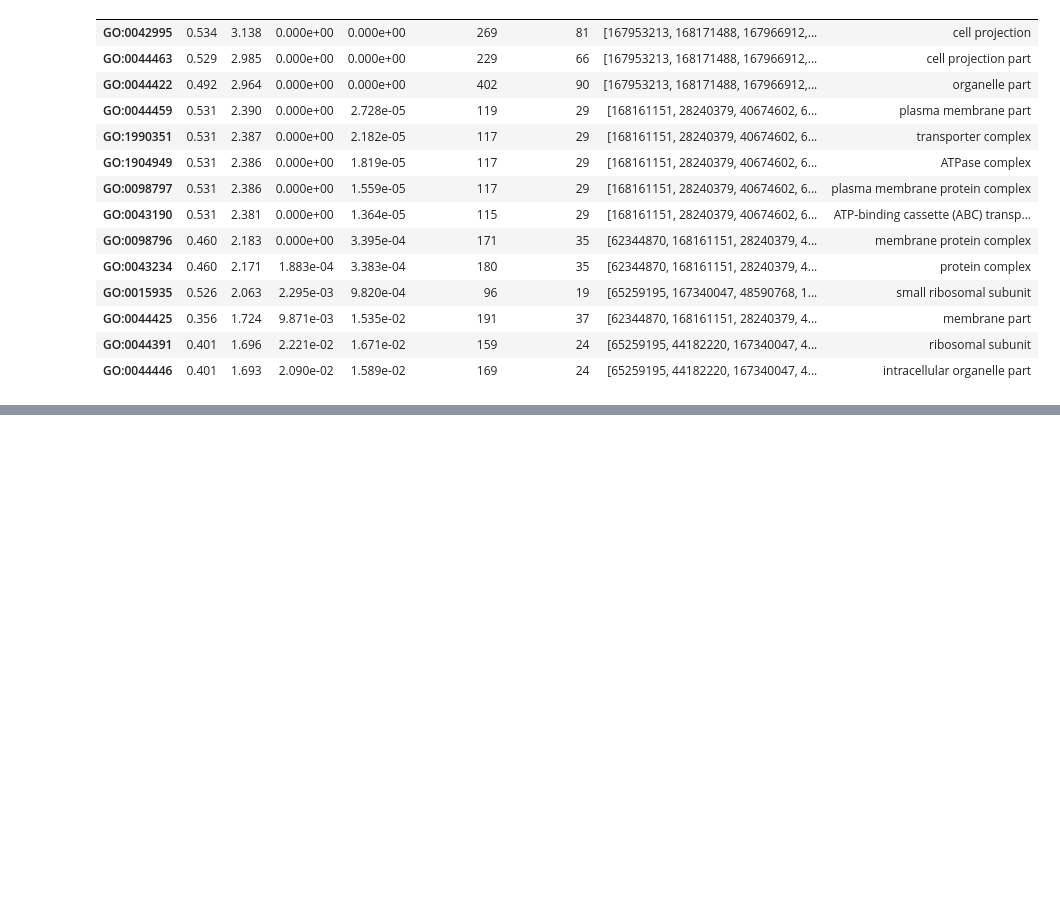
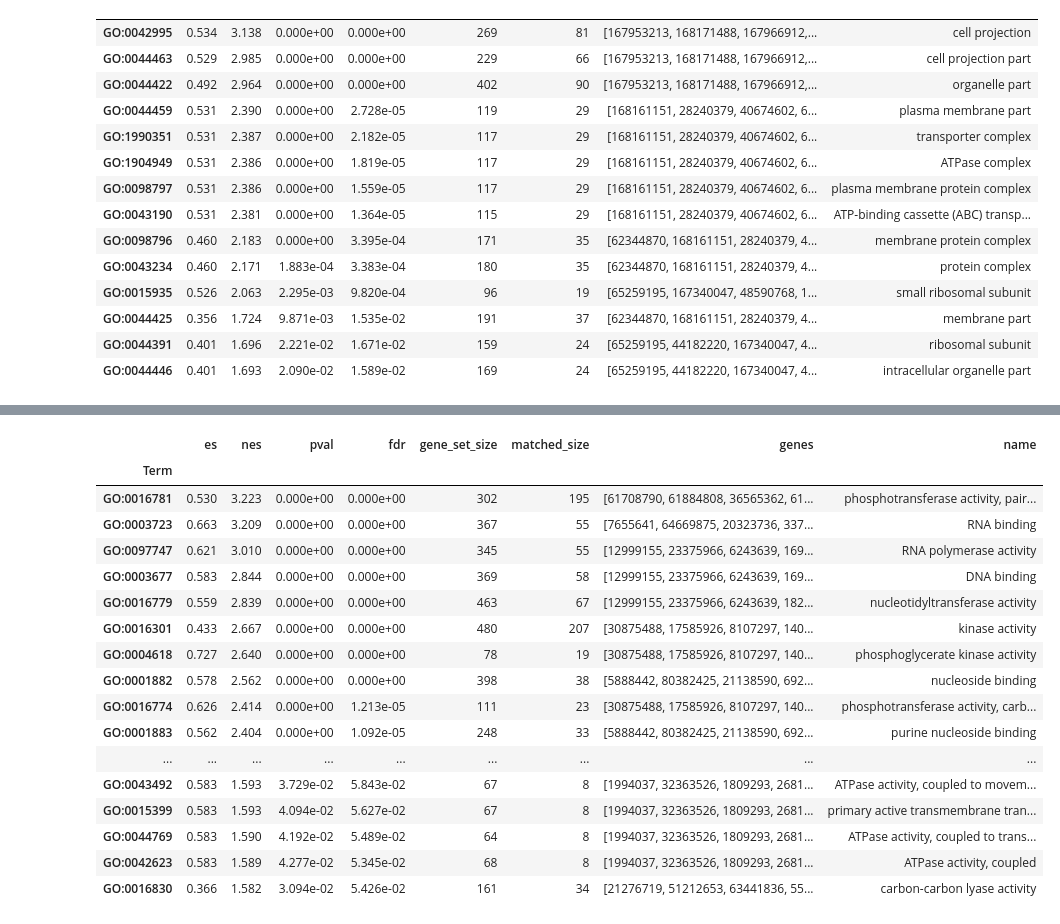
Before and after one commit to fagan2888/CM7_CM1E2d56col_unenr123_rawextract_2017, a Jupyter notebook: scripts/gseapy.ipynb, the cells around one changed output, grey strips where cells are left out. Cells and saved outputs as stored; diff of their text form; code cells hidden in the pictures; blank space fills up the shorter version.

```diff
--- a/scripts/gseapy.ipynb
+++ b/scripts/gseapy.ipynb
@@ -508,0 +733,18 @@ cc_wt
+# %%
+out_dir = "RT_Rag_gsea"
+df = pd.read_csv(os.path.join(BASE,"RT_Rag_deseq_results.csv"))
+df = df[(df.padj.abs()<=0.2)]
+df = df[~df.human_mouse]
+df['log2FoldChange'] = -1 * df['log2FoldChange']
+rank_df = df[['Unnamed: 0', 'log2FoldChange']].rename(columns={'Unnamed: 0': 'gene_name', 'log2FoldChange': 'rank'})
+rank_df = rank_df.sort_values('rank').reset_index(drop=True)
+# %%
+mf_res = run_go_gsea(rank_df, mf_map_f, seed=1111, outdir=out_dir)
+bp_res = run_go_gsea(rank_df, bp_map_f, seed=1111, outdir=out_dir)
+cc_res = run_go_gsea(rank_df, cc_map_f, seed=1111, outdir=out_dir)
+mf_rt = mf_res.query('nes > 0 and pval < 0.05').sort_values('nes', ascending=False)
+mf_rag = mf_res.query('nes < 0 and pval < 0.05').sort_values('nes', ascending=True)
+bp_rt = bp_res.query('nes > 0 and pval < 0.05').sort_values('nes', ascending=False)
+bp_rag = bp_res.query('nes < 0 and pval < 0.05').sort_values('nes', ascending=True)
+cc_rt = cc_res.query('nes > 0 and pval < 0.05').sort_values('nes', ascending=False)
+cc_rag = cc_res.query('nes < 0 and pval < 0.05').sort_values('nes', ascending=True)
@@ -508,0 +767,21 @@ cc_wt
+# %%
+mf_rt
+# %% [output]
+|  | es | nes | pval | fdr | gene_set_size | matched_size | genes | name |
+| Term |  |  |  |  |  |  |  |  |
+| GO:0016781 | 0.530 | 3.223 | 0.000e+00 | 0.000e+00 | 302 | 195 | [61708790, 61884808, 36565362, 61... | phosphotransferase activity, pair... |
+| GO:0003723 | 0.663 | 3.209 | 0.000e+00 | 0.000e+00 | 367 | 55 | [7655641, 64669875, 20323736, 337... | RNA binding |
+| GO:0097747 | 0.621 | 3.010 | 0.000e+00 | 0.000e+00 | 345 | 55 | [12999155, 23375966, 6243639, 169... | RNA polymerase activity |
+| GO:0003677 | 0.583 | 2.844 | 0.000e+00 | 0.000e+00 | 369 | 58 | [12999155, 23375966, 6243639, 169... | DNA binding |
+| GO:0016779 | 0.559 | 2.839 | 0.000e+00 | 0.000e+00 | 463 | 67 | [12999155, 23375966, 6243639, 182... | nucleotidyltransferase activity |
+| GO:0016301 | 0.433 | 2.667 | 0.000e+00 | 0.000e+00 | 480 | 207 | [30875488, 17585926, 8107297, 140... | kinase activity |
+| GO:0004618 | 0.727 | 2.640 | 0.000e+00 | 0.000e+00 | 78 | 19 | [30875488, 17585926, 8107297, 140... | phosphoglycerate kinase activity |
+| GO:0001882 | 0.578 | 2.562 | 0.000e+00 | 0.000e+00 | 398 | 38 | [5888442, 80382425, 21138590, 692... | nucleoside binding |
+| GO:0016774 | 0.626 | 2.414 | 0.000e+00 | 1.213e-05 | 111 | 23 | [30875488, 17585926, 8107297, 140... | phosphotransferase activity, carb... |
+| GO:0001883 | 0.562 | 2.404 | 0.000e+00 | 1.092e-05 | 248 | 33 | [5888442, 80382425, 21138590, 692... | purine nucleoside binding |
+| ... | ... | ... | ... | ... | ... | ... | ... | ... |
+| GO:0043492 | 0.583 | 1.593 | 3.729e-02 | 5.843e-02 | 67 | 8 | [1994037, 32363526, 1809293, 2681... | ATPase activity, coupled to movem... |
+| GO:0015399 | 0.583 | 1.593 | 4.094e-02 | 5.627e-02 | 67 | 8 | [1994037, 32363526, 1809293, 2681... | primary active transmembrane tran... |
+| GO:0044769 | 0.583 | 1.590 | 4.192e-02 | 5.489e-02 | 64 | 8 | [1994037, 32363526, 1809293, 2681... | ATPase activity, coupled to trans... |
+| GO:0042623 | 0.583 | 1.589 | 4.277e-02 | 5.345e-02 | 68 | 8 | [1994037, 32363526, 1809293, 2681... | ATPase activity, coupled |
+| GO:0016830 | 0.366 | 1.582 | 3.094e-02 | 5.426e-02 | 161 | 34 | [21276719, 51212653, 63441836, 55... | carbon-carbon lyase activity |
```
Also changed, not shown: parts of 28 cells of this notebook, 1 other file.
